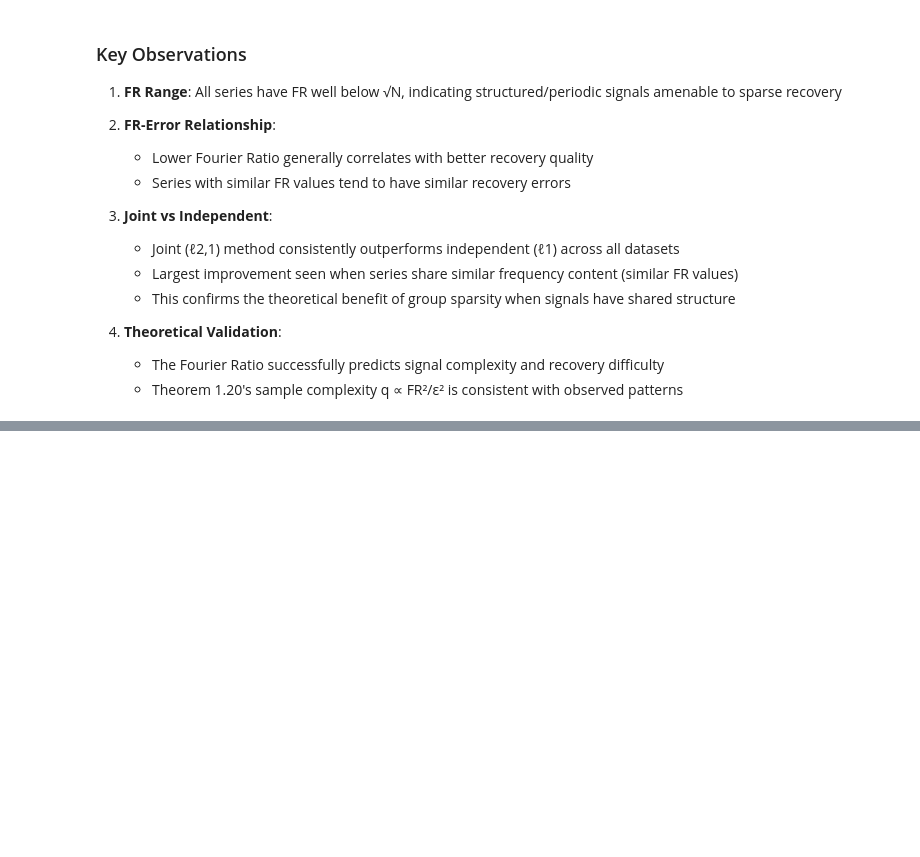
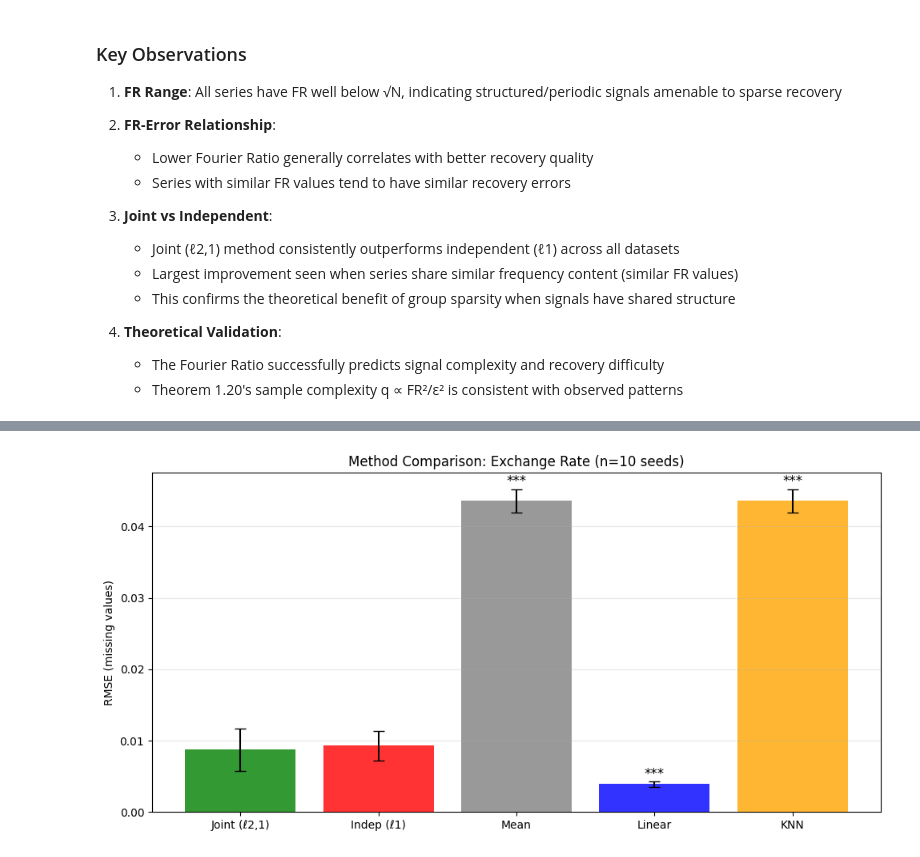
Before and after one commit to 0stapfreeman/TS-research, a Jupyter notebook: notebooks/joint_imputation_experiments.ipynb, the cells around one changed output, grey strips where cells are left out. Drawn from its saved outputs; the diff is of its cells as text; code cells hidden in the pictures; blank space fills up the shorter version.

```diff
--- a/notebooks/joint_imputation_experiments.ipynb
+++ b/notebooks/joint_imputation_experiments.ipynb
@@ -463,0 +519,18 @@ plt.show()
+# %%
+from src.experiments import run_multi_seed_experiment, compute_statistics, format_results_table
+
+# Run with 10 seeds on exchange rate data
+print("Running multi-seed experiment on exchange_rate (this may take a few minutes)...")
+results_exch_multi = run_multi_seed_experiment(X_exch, keep_prob=0.7, seeds=list(range(10)))
+stats_exch = compute_statistics(results_exch_multi)
+
+print("\n=== Exchange Rate: Multi-Seed Results (n=10) ===")
+print(f"Joint (ℓ2,1):     {stats_exch['mean_joint']:.4f} ± {stats_exch['std_joint']:.4f}")
+print(f"Independent (ℓ1): {stats_exch['mean_ind']:.4f} ± {stats_exch['std_ind']:.4f}")
+print(f"Mean:             {stats_exch['mean_mean']:.4f} ± {stats_exch['std_mean']:.4f}")
+print(f"Linear:           {stats_exch['mean_linear']:.4f} ± {stats_exch['std_linear']:.4f}")
+print(f"KNN:              {stats_exch['mean_knn']:.4f} ± {stats_exch['std_knn']:.4f}")
+print(f"\np-value (joint vs indep):  {stats_exch['pvalue_joint_vs_ind']:.4f}")
+print(f"p-value (joint vs mean):   {stats_exch['pvalue_joint_vs_mean']:.4f}")
+print(f"p-value (joint vs linear): {stats_exch['pvalue_joint_vs_linear']:.4f}")
+print(f"p-value (joint vs KNN):    {stats_exch['pvalue_joint_vs_knn']:.4f}")
@@ -463,0 +633,38 @@ plt.show()
+# %%
+# Bar chart with error bars for Exchange Rate dataset
+methods = ['Joint (ℓ2,1)', 'Indep (ℓ1)', 'Mean', 'Linear', 'KNN']
+means_exch = [stats_exch['mean_joint'], stats_exch['mean_ind'], stats_exch['mean_mean'],
+              stats_exch['mean_linear'], stats_exch['mean_knn']]
+stds_exch = [stats_exch['std_joint'], stats_exch['std_ind'], stats_exch['std_mean'],
+             stats_exch['std_linear'], stats_exch['std_knn']]
+
+fig, ax = plt.subplots(figsize=(10, 5))
+x = np.arange(len(methods))
+colors = ['green', 'red', 'gray', 'blue', 'orange']
+bars = ax.bar(x, means_exch, yerr=stds_exch, capsize=5, color=colors, alpha=0.8)
+
+ax.set_ylabel('RMSE (missing values)')
+ax.set_title('Method Comparison: Exchange Rate (n=10 seeds)')
+ax.set_xticks(x)
+ax.set_xticklabels(methods)
+ax.grid(True, alpha=0.3, axis='y')
+
+# Add significance markers
+for i, (mean, std) in enumerate(zip(means_exch, stds_exch)):
+    if i > 0:  # Skip joint
+        pval_key = f"pvalue_joint_vs_{['ind', 'mean', 'linear', 'knn'][i-1]}"
+        pval = stats_exch[pval_key]
+        if pval < 0.001:
+            marker = '***'
+        elif pval < 0.01:
+            marker = '**'
+        elif pval < 0.05:
+            marker = '*'
+        else:
+            marker = ''
+        ax.annotate(marker, xy=(i, mean + std + 0.0005), ha='center', fontsize=12)
+
+plt.tight_layout()
+plt.show()
+# %% [output]
+[figure, added]
```
Also changed, not shown: parts of 33 cells of this notebook, 11 other files.
